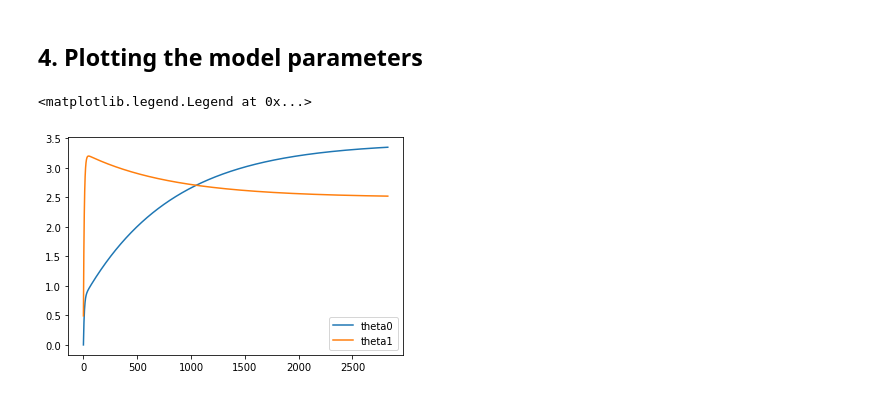
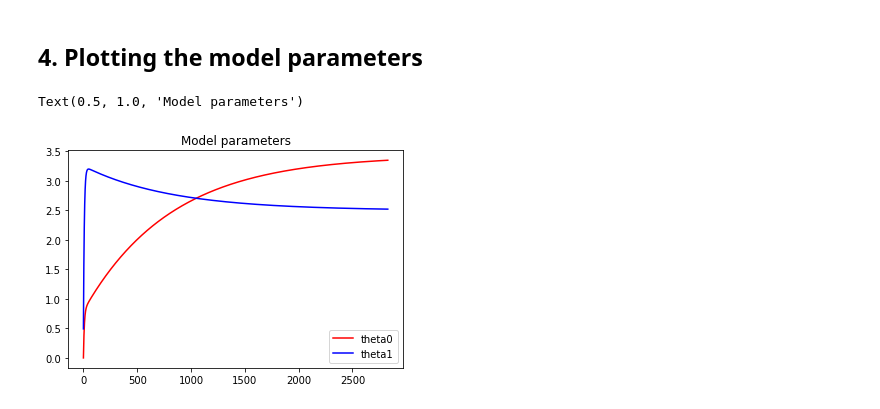
Before and after one commit to fxnnxc/class-MachineLearning, a Jupyter notebook: Assignment02.ipynb, the cells around one changed output. Drawn from its saved outputs; the diff is of its cells as text; code cells hidden in the pictures.

```diff
--- a/Assignment02.ipynb
+++ b/Assignment02.ipynb
@@ -88,9 +88,10 @@ Text(0.5, 1.0, 'The energy values')
 # %% [markdown]
 ## 4. Plotting the model parameters
 # %%
-plt.plot(THETA0)
-plt.plot(THETA1)
+plt.plot(THETA0, color='red')
+plt.plot(THETA1, color='blue')
 plt.legend(['theta0', 'theta1'])
+plt.title('Model parameters')
 # %% [output]
-<matplotlib.legend.Legend at 0x...>
+Text(0.5, 1.0, 'Model parameters')
-[figure, old version]
+[figure, new version]
```
Also changed, not shown: parts of 1 cell of this notebook.
